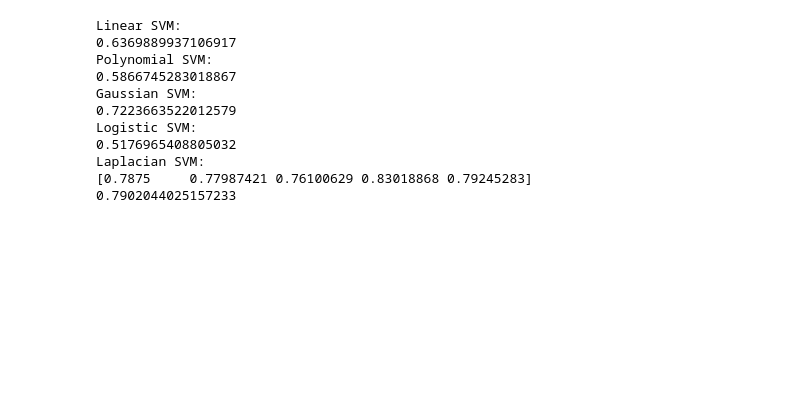
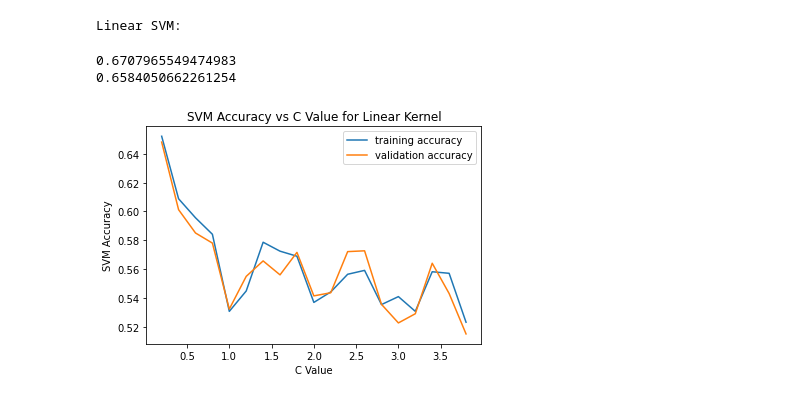
Before and after one commit to jasroopdhingra/ml-project, a Jupyter notebook: svm.ipynb, the cells around one changed output. Cells and saved outputs as stored; diff of their text form; code cells hidden in the pictures; blank space fills up the shorter version.

```diff
--- a/svm.ipynb
+++ b/svm.ipynb
@@ -4,9 +4,13 @@ from sklearn import svm
 from sklearn import preprocessing
 from sklearn import metrics
 from sklearn import model_selection
+import matplotlib
+from matplotlib import pyplot
 import numpy as np
 import csv
 import pandas as pd
+from sklearn.pipeline import Pipeline
+from sklearn.model_selection import GridSearchCV
 
 scaler = sklearn.preprocessing.StandardScaler()
 
@@ -23,45 +27,33 @@ X_test = np.array(test_data[:,2:27],dtype=float)
 X_test_normalized = np.array(sklearn.preprocessing.normalize(test_data[:,2:27]),dtype=float)
 X_test_scaled = scaler.fit_transform(X_test)
 Y_test = np.array(test_data[:,27].transpose(), dtype=int)
-
-svm_linear = sklearn.svm.SVC(kernel='linear',max_iter=1000)
-svm_linear = svm_linear.fit(X_train_scaled,Y_train)
-print("Linear SVM:")
-scores = sklearn.model_selection.cross_val_score(svm_linear,X_test_scaled,Y_test,cv=5)
-print(scores.mean())
-
-svm_poly = sklearn.svm.SVC(kernel='poly', degree=2, gamma='auto', max_iter=1000)
-svm_poly = svm_poly.fit(X_train_scaled,Y_train)
-print("Polynomial SVM:")
-scores = sklearn.model_selection.cross_val_score(svm_poly,X_test_scaled,Y_test,cv=5)
-print(scores.mean())
-
-svm_gaussian = sklearn.svm.SVC(kernel='rbf', gamma=0.35, max_iter=1000)
-svm_gaussian = svm_gaussian.fit(X_train_scaled,Y_train)
-print("Gaussian SVM:")
-scores = sklearn.model_selection.cross_val_score(svm_gaussian,X_test_scaled,Y_test,cv=5)
-print(scores.mean())
-
-svm_sigmoid = sklearn.svm.SVC(kernel='sigmoid', gamma='auto', max_iter=1000)
-svm_sigmoid = svm_sigmoid.fit(X_train_scaled,Y_train)
-print("Logistic SVM:")
-scores = sklearn.model_selection.cross_val_score(svm_sigmoid,X_test_scaled,Y_test,cv=5)
-print(scores.mean())
-
-svm_laplacian = sklearn.svm.SVC(kernel=sklearn.metrics.pairwise.laplacian_kernel, max_iter=1000)
-svm_laplacian = svm_laplacian.fit(X_train_scaled,Y_train)
-print("Laplacian SVM:")
-scores = sklearn.model_selection.cross_val_score(svm_laplacian,X_test_scaled,Y_test,cv=5)
-print(scores.mean())
-# %% [output]
-Linear SVM:
-0.6369889937106917
-Polynomial SVM:
-0.5866745283018867
-Gaussian SVM:
-0.7223663522012579
-Logistic SVM:
-0.5176965408805032
-Laplacian SVM:
-[0.7875     0.77987421 0.76100629 0.83018868 0.79245283]
-0.7902044025157233
+# %%
+train_scores = []
+validation_scores = []
+for i in range(1,20):
+    svm_linear = sklearn.svm.SVC(C=i/5, kernel='linear', max_iter=1000)
+    svm_linear = svm_linear.fit(X_train_scaled,Y_train)
+    #print("Gaussian SVM:")
+    scores = sklearn.model_selection.cross_validate(svm_linear,X_train_scaled,Y_train,cv=5,return_train_score=True)
+    train_scores.append(np.mean(scores["train_score"]))
+    validation_scores.append(np.mean(scores["test_score"]))
+
+matplotlib.pyplot.plot(np.arange(0.2,4,0.2),train_scores)
+matplotlib.pyplot.plot(np.arange(0.2,4,0.2),validation_scores)
+matplotlib.pyplot.title("SVM Accuracy vs C Value for Linear Kernel")
+matplotlib.pyplot.xlabel("C Value")
+matplotlib.pyplot.ylabel("SVM Accuracy")
+matplotlib.pyplot.legend(["training accuracy", "validation accuracy"])
+
+svm_linear = sklearn.svm.SVC(C=0.1, kernel='linear',max_iter=1000)
+svm_linear = svm_linear.fit(X_train_scaled,Y_train)
+print("Linear SVM:")
+scores = sklearn.model_selection.cross_validate(svm_linear,X_train_scaled,Y_train,cv=5,return_train_score=True)
+print(np.mean(scores["train_score"]))
+print(np.mean(scores["test_score"]))
+print("\n")
+# %% [output]
+Linear SVM:
+0.6707965549474983
+0.6584050662261254
+[figure, added]
```
Also changed, not shown: parts of 8 cells of this notebook.
